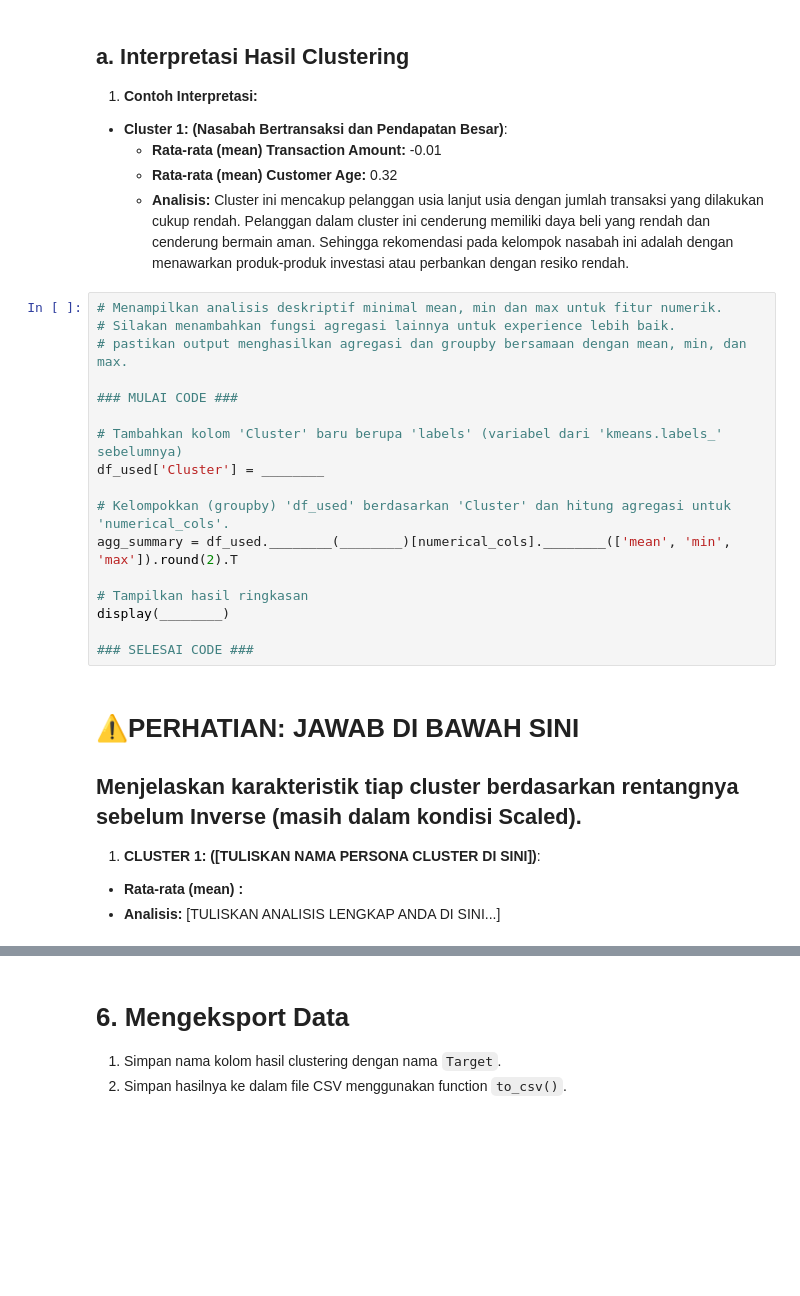
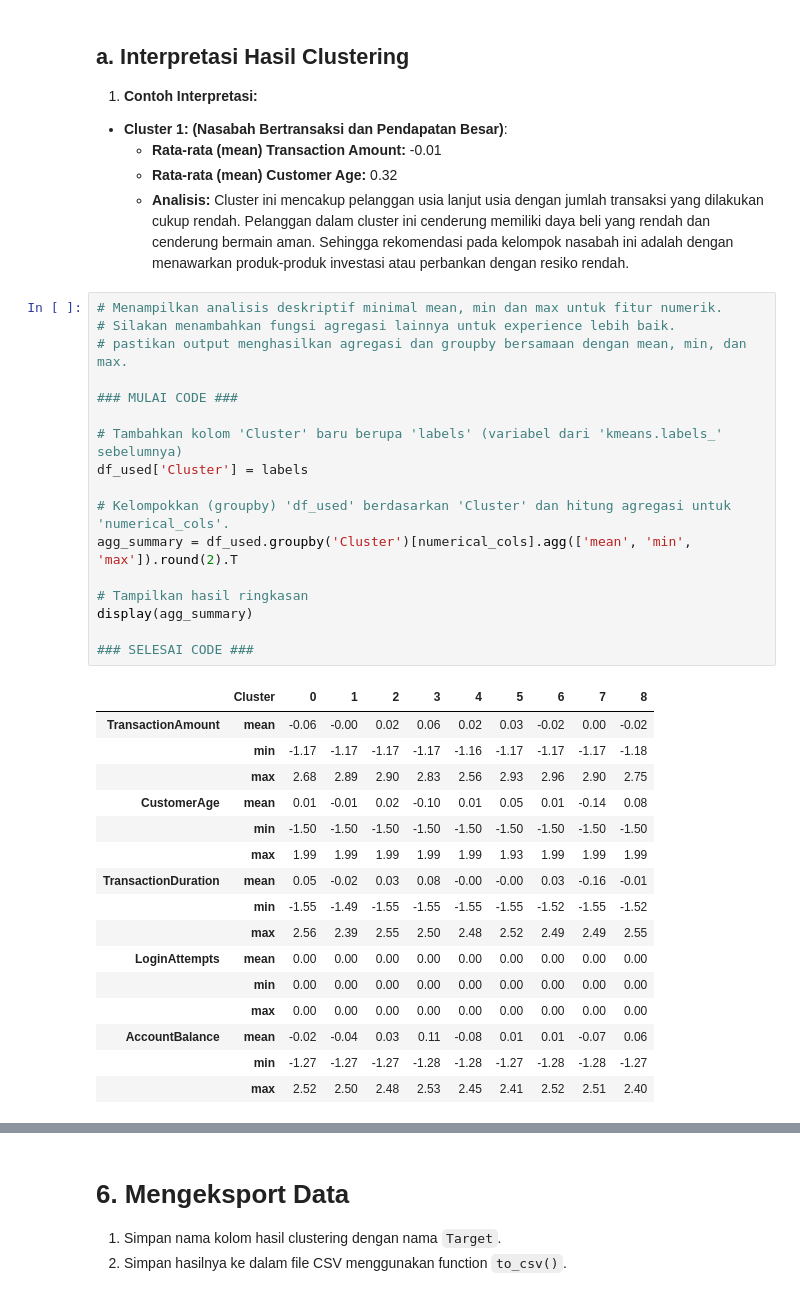
Before and after one commit to aidilbaihaqi/my-datasets-ml-projects, a Jupyter notebook: bank-fraud-detection/[Clustering]_Submission_Akhir_BMLP_Aidil_Baihaqi.ipynb, the cells around one changed output, grey strips where cells are left out. Cells and saved outputs as stored; diff of their text form; blank space fills up the shorter version.

```diff
--- a/bank-fraud-detection/[Clustering]_Submission_Akhir_BMLP_Aidil_Baihaqi.ipynb
+++ b/bank-fraud-detection/[Clustering]_Submission_Akhir_BMLP_Aidil_Baihaqi.ipynb
@@ -761,23 +776,34 @@ ________.dump(________, "PCA_model_clustering.h5")
 # %%
 # Menampilkan analisis deskriptif minimal mean, min dan max untuk fitur numerik.
 # Silakan menambahkan fungsi agregasi lainnya untuk experience lebih baik.
 # pastikan output menghasilkan agregasi dan groupby bersamaan dengan mean, min, dan max.
 
 ### MULAI CODE ###
 
 # Tambahkan kolom 'Cluster' baru berupa 'labels' (variabel dari 'kmeans.labels_' sebelumnya)
-df_used['Cluster'] = ________
+df_used['Cluster'] = labels
 
 # Kelompokkan (groupby) 'df_used' berdasarkan 'Cluster' dan hitung agregasi untuk 'numerical_cols'.
-agg_summary = df_used.________(________)[numerical_cols].________(['mean', 'min', 'max']).round(2).T
+agg_summary = df_used.groupby('Cluster')[numerical_cols].agg(['mean', 'min', 'max']).round(2).T
 
 # Tampilkan hasil ringkasan
-display(________)
+display(agg_summary)
 
 ### SELESAI CODE ###
+# %% [output]
+|  | Cluster | 0 | 1 | 2 | 3 | 4 | 5 | 6 | 7 | 8 |
+| TransactionAmount | mean | -0.06 | -0.00 | 0.02 | 0.06 | 0.02 | 0.03 | -0.02 | 0.00 | -0.02 |
+|  | min | -1.17 | -1.17 | -1.17 | -1.17 | -1.16 | -1.17 | -1.17 | -1.17 | -1.18 |
+|  | max | 2.68 | 2.89 | 2.90 | 2.83 | 2.56 | 2.93 | 2.96 | 2.90 | 2.75 |
+| CustomerAge | mean | 0.01 | -0.01 | 0.02 | -0.10 | 0.01 | 0.05 | 0.01 | -0.14 | 0.08 |
+|  | min | -1.50 | -1.50 | -1.50 | -1.50 | -1.50 | -1.50 | -1.50 | -1.50 | -1.50 |
+|  | max | 1.99 | 1.99 | 1.99 | 1.99 | 1.99 | 1.93 | 1.99 | 1.99 | 1.99 |
+| TransactionDuration | mean | 0.05 | -0.02 | 0.03 | 0.08 | -0.00 | -0.00 | 0.03 | -0.16 | -0.01 |
+|  | min | -1.55 | -1.49 | -1.55 | -1.55 | -1.55 | -1.55 | -1.52 | -1.55 | -1.52 |
+|  | max | 2.56 | 2.39 | 2.55 | 2.50 | 2.48 | 2.52 | 2.49 | 2.49 | 2.55 |
+| LoginAttempts | mean | 0.00 | 0.00 | 0.00 | 0.00 | 0.00 | 0.00 | 0.00 | 0.00 | 0.00 |
+|  | min | 0.00 | 0.00 | 0.00 | 0.00 | 0.00 | 0.00 | 0.00 | 0.00 | 0.00 |
+|  | max | 0.00 | 0.00 | 0.00 | 0.00 | 0.00 | 0.00 | 0.00 | 0.00 | 0.00 |
+| AccountBalance | mean | -0.02 | -0.04 | 0.03 | 0.11 | -0.08 | 0.01 | 0.01 | -0.07 | 0.06 |
+|  | min | -1.27 | -1.27 | -1.27 | -1.28 | -1.28 | -1.27 | -1.28 | -1.28 | -1.27 |
+|  | max | 2.52 | 2.50 | 2.48 | 2.53 | 2.45 | 2.41 | 2.52 | 2.51 | 2.40 |
-# %% [markdown]
-# **⚠️PERHATIAN: JAWAB DI BAWAH SINI**
-## Menjelaskan karakteristik tiap cluster berdasarkan rentangnya sebelum **Inverse** (masih dalam kondisi **Scaled**).
-1. **CLUSTER 1: ([TULISKAN NAMA PERSONA CLUSTER DI SINI])**:
-  - **Rata-rata (mean) <Fitur>:** <Sebelum inverse> <Setelah inverse>
-  - **Analisis:** [TULISKAN ANALISIS LENGKAP ANDA DI SINI...]
```
Also changed, not shown: parts of 21 cells of this notebook, 7 other files.
